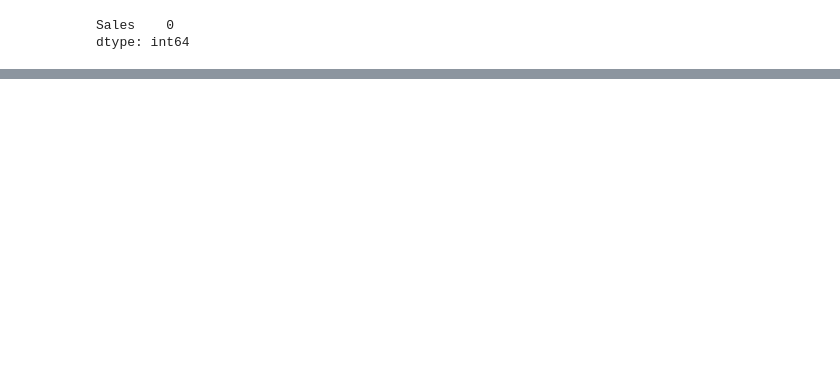
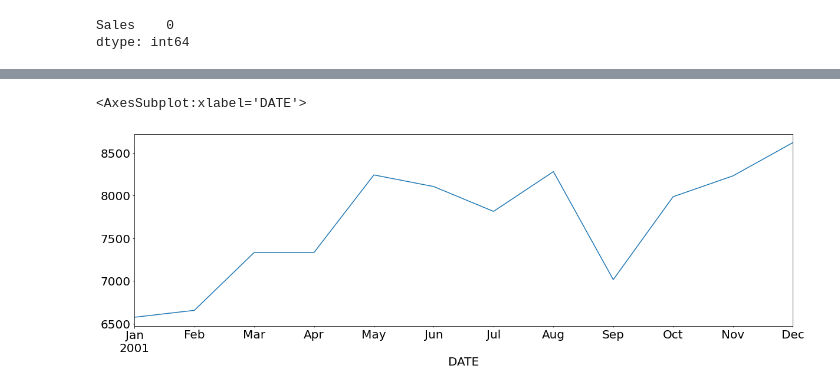
Before and after one commit to 28101991SUNNY/ML2_Unsupervised-Learning, a Jupyter notebook: 10_1_Time Series Analysis 1 .ipynb, the cells around one changed output, grey strips where cells are left out. Cells and saved outputs as stored; diff of their text form; code cells hidden in the pictures; blank space fills up the shorter version.

```diff
--- a/10_1_Time Series Analysis 1 .ipynb
+++ b/10_1_Time Series Analysis 1 .ipynb
@@ -317,0 +362,5 @@ mobile_sales["Sales"].rolling(10,center=False).mean().plot()
+# %%
+mobile_sales["Sales"][0:12].plot()
+# %% [output]
+<AxesSubplot:xlabel='DATE'>
+[figure, added]
```
Also changed, not shown: parts of 45 cells of this notebook.
